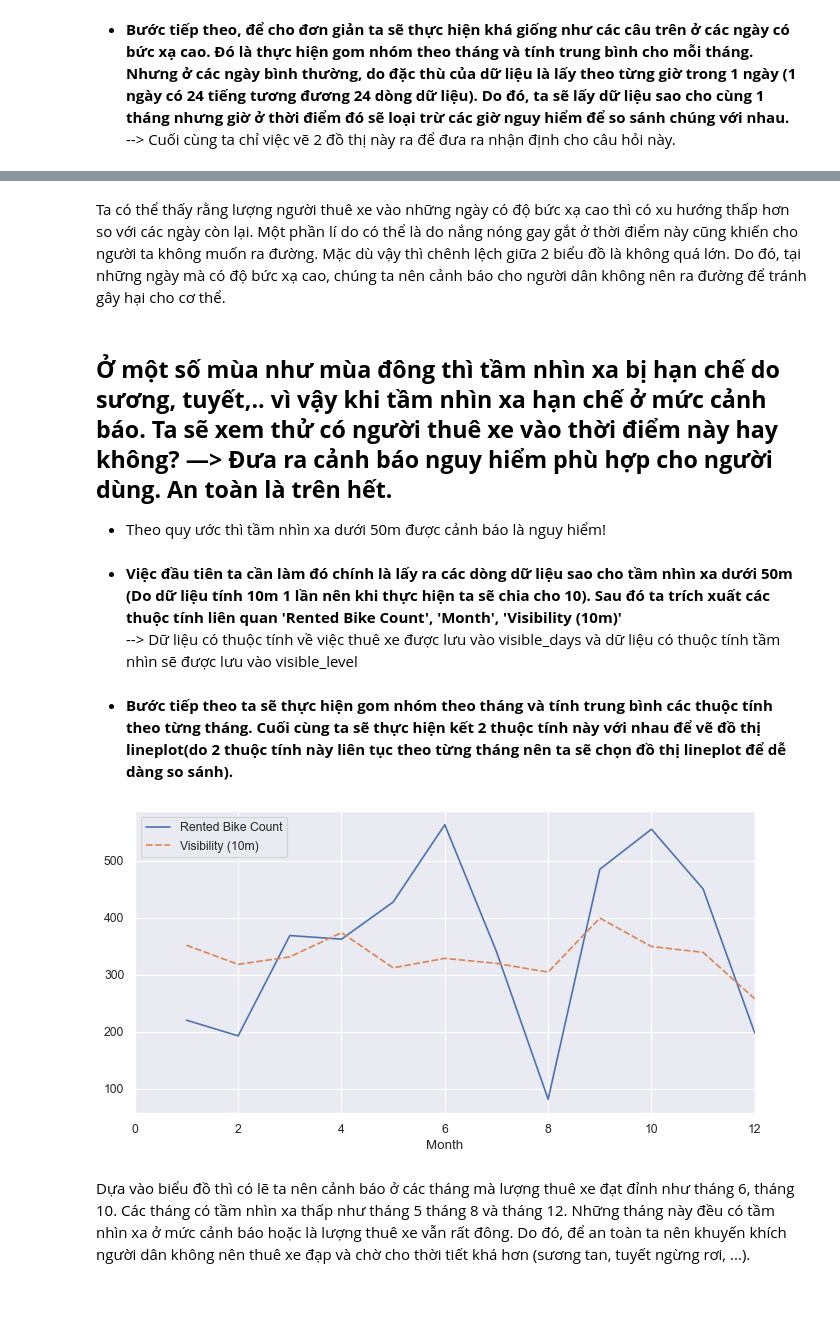
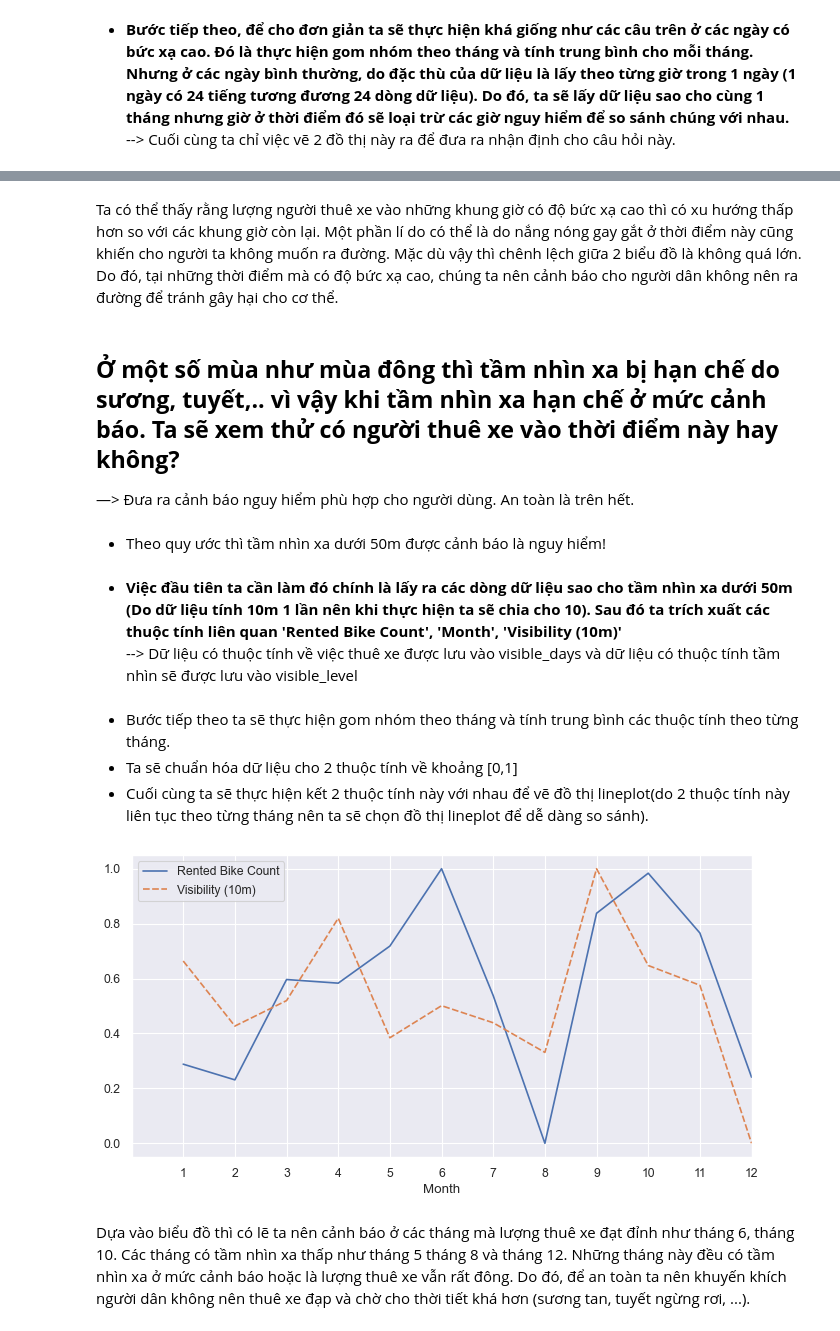
Before and after one commit to duylocky2k1/P4DS-CQ19-FinalProject, a Jupyter notebook: Final.ipynb, the cells around one changed output, grey strips where cells are left out. Cells and saved outputs as stored; diff of their text form; code cells hidden in the pictures; blank space fills up the shorter version.

```diff
--- a/Final.ipynb
+++ b/Final.ipynb
@@ -940,29 +914,36 @@ normal_info[['Rented Bike Count']].plot(kind='bar',ax = axis[1], fontsize=10, ti
 # %% [markdown]
-Ta có thể thấy rằng lượng người thuê xe vào những ngày có độ bức xạ cao thì có xu hướng thấp hơn so với các ngày còn lại. Một phần lí do có thể là do nắng nóng gay gắt ở thời điểm này cũng khiến cho người ta không muốn ra đường. Mặc dù vậy thì chênh lệch giữa 2 biểu đồ là không quá lớn. Do đó, tại những ngày mà có độ bức xạ cao, chúng ta nên cảnh báo cho người dân không nên ra đường để tránh gây hại cho cơ thể.
+Ta có thể thấy rằng lượng người thuê xe vào những khung giờ có độ bức xạ cao thì có xu hướng thấp hơn so với các khung giờ còn lại. Một phần lí do có thể là do nắng nóng gay gắt ở thời điểm này cũng khiến cho người ta không muốn ra đường. Mặc dù vậy thì chênh lệch giữa 2 biểu đồ là không quá lớn. Do đó, tại những thời điểm mà có độ bức xạ cao, chúng ta nên cảnh báo cho người dân không nên ra đường để tránh gây hại cho cơ thể.
 # %% [markdown]
-## **Ở một số mùa như mùa đông thì tầm nhìn xa bị hạn chế do sương, tuyết,.. vì vậy khi tầm nhìn xa hạn chế ở mức cảnh báo. Ta sẽ xem thử có người thuê xe vào thời điểm này hay không? —> Đưa ra cảnh báo nguy hiểm phù hợp cho người dùng. An toàn là trên hết.** <br>
-- Theo quy ước thì tầm nhìn xa dưới 50m được cảnh báo là nguy hiểm!
+## **Ở một số mùa như mùa đông thì tầm nhìn xa bị hạn chế do sương, tuyết,.. vì vậy khi tầm nhìn xa hạn chế ở mức cảnh báo. Ta sẽ xem thử có người thuê xe vào thời điểm này hay không?**
+—> Đưa ra cảnh báo nguy hiểm phù hợp cho người dùng. An toàn là trên hết.
+# %% [markdown]
+- Theo quy ước thì tầm nhìn xa dưới 50m được cảnh báo là nguy hiểm!
 # %% [markdown]
 - **Việc đầu tiên ta cần làm đó chính là lấy ra các dòng dữ liệu sao cho tầm nhìn xa dưới 50m (Do dữ liệu tính 10m 1 lần nên khi thực hiện ta sẽ chia cho 10). Sau đó ta trích xuất các thuộc tính liên quan 'Rented Bike Count', 'Month', 'Visibility (10m)'** <br>
     --> Dữ liệu có thuộc tính về việc thuê xe được lưu vào visible_days và dữ liệu có thuộc tính tầm nhìn sẽ được lưu vào visible_level
 # %%
-visible_days = df.loc[df['Visibility (10m)'] / 10 < 50, ['Rented Bike Count', 'Month']]
 visible_level = df.loc[df['Visibility (10m)'] / 10 < 50, ['Visibility (10m)', 'Month']]
+visible_hours = df.loc[df['Visibility (10m)'] / 10 < 50, ['Rented Bike Count', 'Month']]
 # %% [markdown]
-- **Bước tiếp theo ta sẽ thực hiện gom nhóm theo tháng và tính trung bình các thuộc tính theo từng tháng. Cuối cùng ta sẽ thực hiện kết 2 thuộc tính này với nhau để vẽ đồ thị lineplot(do 2 thuộc tính này liên tục theo từng tháng nên ta sẽ chọn đồ thị lineplot để dễ dàng so sánh).**
+- Bước tiếp theo ta sẽ thực hiện gom nhóm theo tháng và tính trung bình các thuộc tính theo từng tháng.
+- Ta sẽ chuẩn hóa dữ liệu cho 2 thuộc tính về khoảng [0,1]
+- Cuối cùng ta sẽ thực hiện kết 2 thuộc tính này với nhau để vẽ đồ thị lineplot(do 2 thuộc tính này liên tục theo từng tháng nên ta sẽ chọn đồ thị lineplot để dễ dàng so sánh).
 # %%
 visible_level = visible_level.groupby('Month')['Visibility (10m)']
 visible_level = visible_level.sum() / visible_level.size()
+visible_level = (visible_level - visible_level.min()) / (visible_level.max() - visible_level.min())
 
+visible_hours  = visible_hours.groupby('Month')['Rented Bike Count']
+visible_hours  = visible_hours.sum() /visible_hours.size()
+visible_hours  = (visible_hours - visible_hours.min()) / (visible_hours.max() - visible_hours.min())
+visible_hours  = pd.merge(visible_hours, visible_level, left_on='Month', right_on='Month',)
 
-visible_days = visible_days.groupby('Month')['Rented Bike Count']
-visible_days = visible_days.sum() / visible_days.size()
-visible_days = pd.merge(visible_days, visible_level, left_on='Month', right_on='Month',)
 # visible_days = visible_days.reset_index()
-g = sns.lineplot(data=visible_days, );
+g = sns.lineplot(data=visible_hours);
 g.set(xlim = (0,12));
+g.set_xticks(np.arange(1,13));
 # %% [output]
-[figure, old version]
+[figure, new version]
 # %% [markdown]
 Dựa vào biểu đồ thì có lẽ ta nên cảnh báo ở các tháng mà lượng thuê xe đạt đỉnh như tháng 6, tháng 10. Các tháng có tầm nhìn xa thấp như tháng 5 tháng 8 và tháng 12. Những tháng này đều có tầm nhìn xa ở mức cảnh báo hoặc là lượng thuê xe vẫn rất đông. Do đó, để an toàn ta nên khuyến khích người dân không nên thuê xe đạp và chờ cho thời tiết khá hơn (sương tan, tuyết ngừng rơi, ...).
 # %% [markdown]
```
Also changed, not shown: parts of 76 cells of this notebook.
